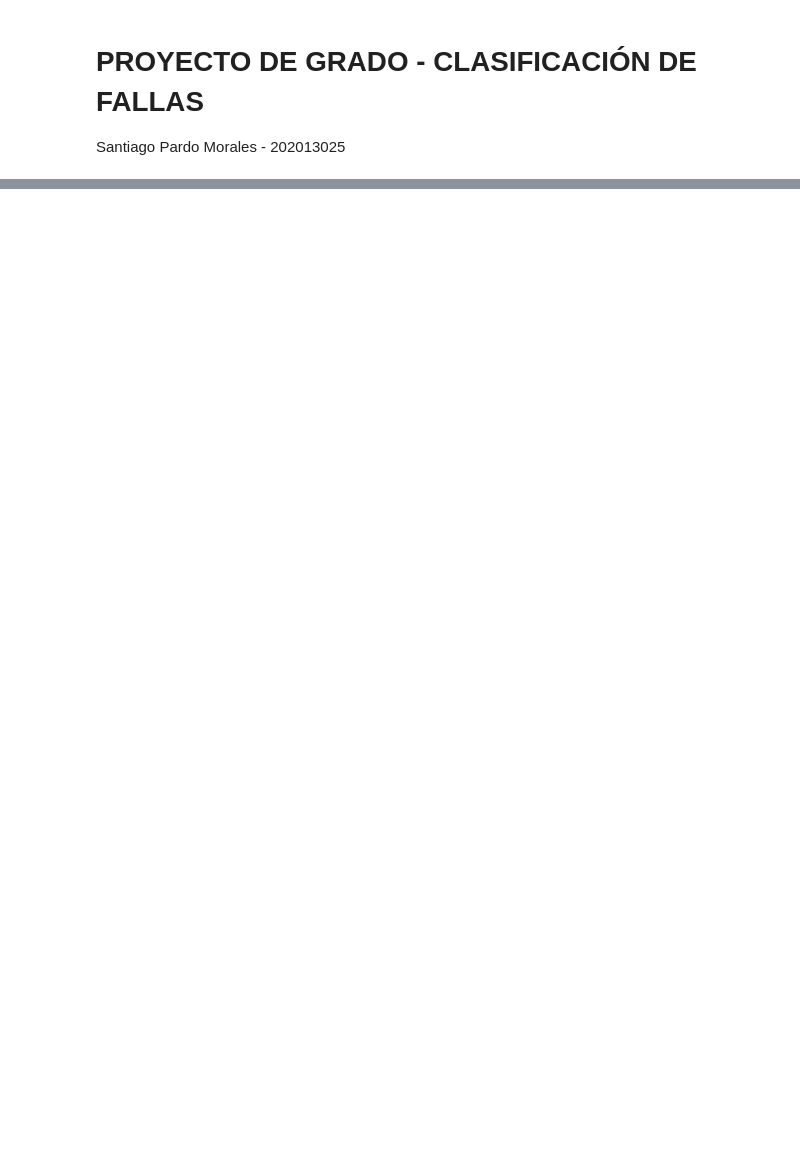
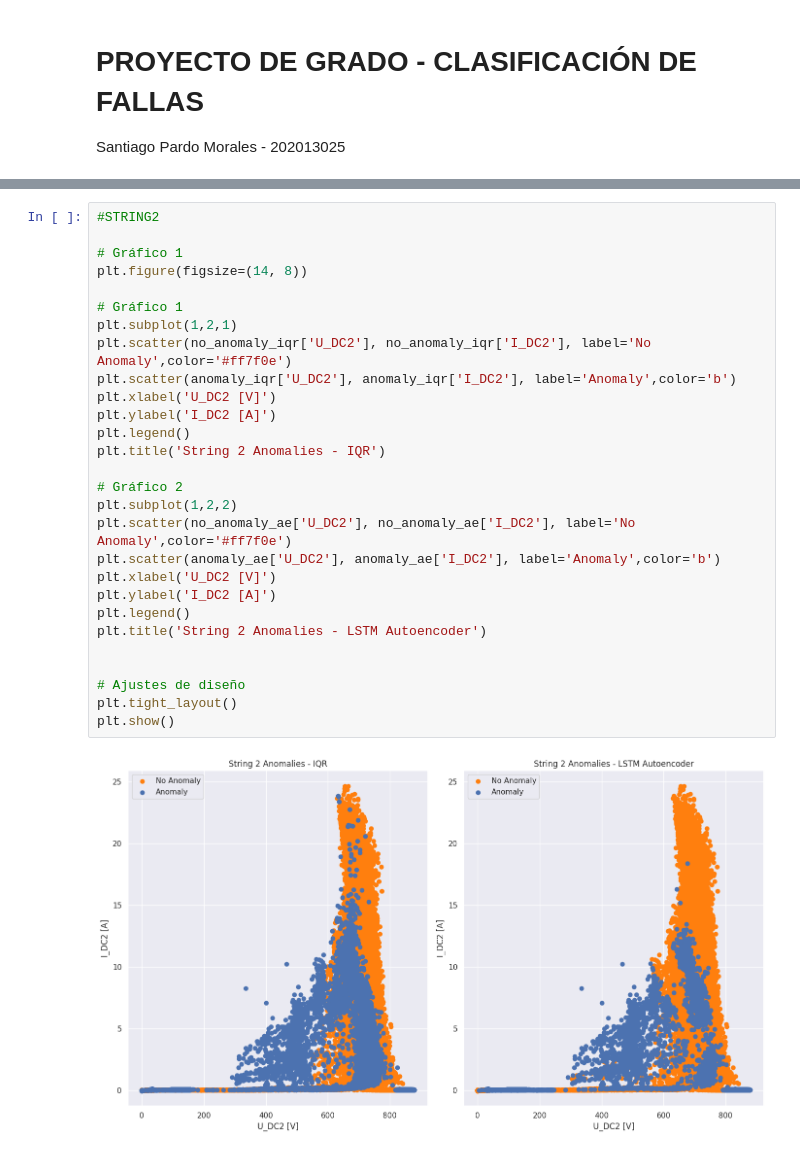
Before and after one commit to santyxd3000/Caso1-InfraComp, a Jupyter notebook: Fault_Classification.ipynb, the cells around one changed output, grey strips where cells are left out. Drawn from its saved outputs; the diff is of its cells as text; blank space fills up the shorter version.

```diff
--- a/Fault_Classification.ipynb
+++ b/Fault_Classification.ipynb
@@ -100,0 +82,30 @@ plt.show()
+# %%
+#STRING2
+
+# Gráfico 1
+plt.figure(figsize=(14, 8))
+
+# Gráfico 1
+plt.subplot(1,2,1)
+plt.scatter(no_anomaly_iqr['U_DC2'], no_anomaly_iqr['I_DC2'], label='No Anomaly',color='#ff7f0e')
+plt.scatter(anomaly_iqr['U_DC2'], anomaly_iqr['I_DC2'], label='Anomaly',color='b')
+plt.xlabel('U_DC2 [V]')
+plt.ylabel('I_DC2 [A]')
+plt.legend()
+plt.title('String 2 Anomalies - IQR')
+
+# Gráfico 2
+plt.subplot(1,2,2)
+plt.scatter(no_anomaly_ae['U_DC2'], no_anomaly_ae['I_DC2'], label='No Anomaly',color='#ff7f0e')
+plt.scatter(anomaly_ae['U_DC2'], anomaly_ae['I_DC2'], label='Anomaly',color='b')
+plt.xlabel('U_DC2 [V]')
+plt.ylabel('I_DC2 [A]')
+plt.legend()
+plt.title('String 2 Anomalies - LSTM Autoencoder')
+
+
+# Ajustes de diseño
+plt.tight_layout()
+plt.show()
+# %% [output]
+[figure, added]
```
Also changed, not shown: parts of 109 cells of this notebook.
